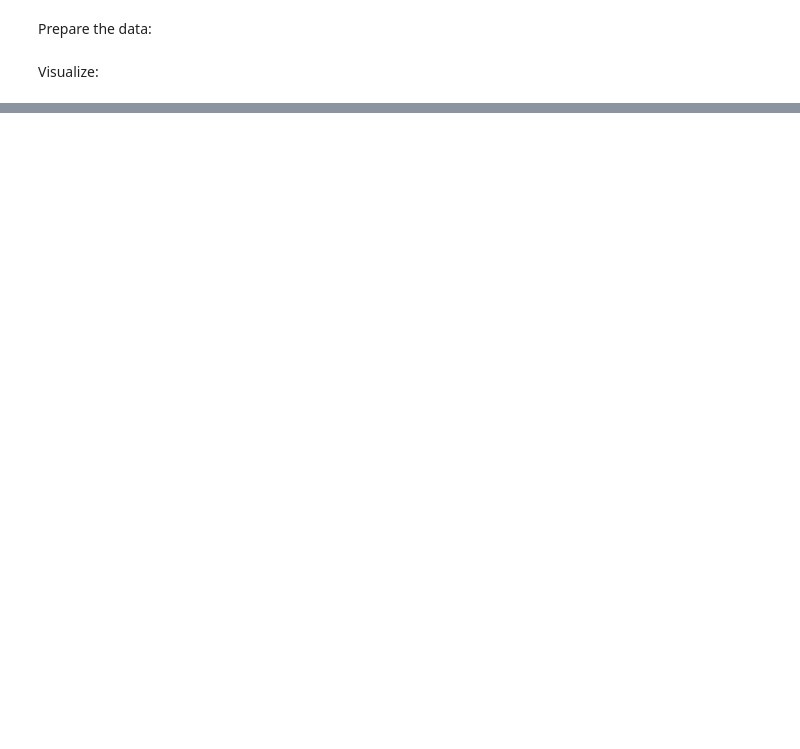
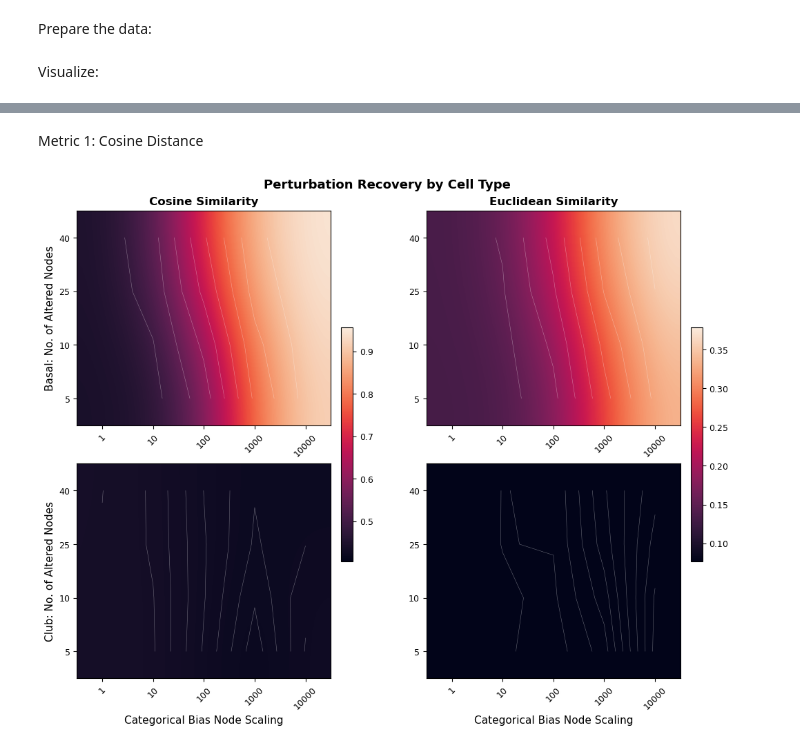
Before and after one commit to hmbaghdassarian/scLEMBAS, a Jupyter notebook: notebooks/McCauley_2024/07_mechanistic_analyses/subnetwork_analysis/05_analyze_subnetwork.ipynb, the cells around one changed output, grey strips where cells are left out. Saved outputs shown, nothing was run; the diff lists cells and outputs as text; code cells hidden in the pictures; blank space fills up the shorter version.

```diff
--- a/notebooks/McCauley_2024/07_mechanistic_analyses/subnetwork_analysis/05_analyze_subnetwork.ipynb
+++ b/notebooks/McCauley_2024/07_mechanistic_analyses/subnetwork_analysis/05_analyze_subnetwork.ipynb
@@ -1370,0 +1544,2 @@ fig, axes = plot_pls_kde_grid(
+# %% [markdown]
+Metric 1: Cosine Distance
@@ -1370,0 +1620,75 @@ fig, axes = plot_pls_kde_grid(
+# %%
+import numpy as np
+import matplotlib.pyplot as plt
+from scipy.ndimage import gaussian_filter
+
+cell_types = ['Basal', 'Club']
+metrics = ['cosine_similarity', 'euclidean_similarity']
+metric_labels = ['Cosine Similarity', 'Euclidean Similarity']
+cmap = 'rocket'
+
+fig, axes = plt.subplots(
+    nrows=len(cell_types),
+    ncols=len(metrics),
+    figsize=(10, 8),
+    constrained_layout=True,
+    gridspec_kw={'wspace': 0.1}
+)
+
+# precompute shared color range per metric column
+metric_vlims = {}
+for col, metric in enumerate(metrics):
+    all_vals = []
+    for ct in cell_types:
+        ct_df = alt_dist[(alt_dist['altered_cell_type'] == ct) &
+                         (alt_dist['top_n_altered'] > 0) &
+                         (alt_dist['node_scaler'] > 0)]
+        all_vals.append(ct_df[metric].values)
+    all_vals = np.concatenate(all_vals)
+    metric_vlims[col] = (np.nanpercentile(all_vals, 2), np.nanpercentile(all_vals, 98))
+
+for row, ct in enumerate(cell_types):
+    ct_df = alt_dist[alt_dist['altered_cell_type'] == ct].copy()
+    ct_df = ct_df[(ct_df['top_n_altered'] > 0) & (ct_df['node_scaler'] > 0)]
+
+    x_vals = sorted(ct_df['node_scaler'].unique())
+    y_vals = sorted(ct_df['top_n_altered'].unique())
+
+    for col, (metric, metric_label) in enumerate(zip(metrics, metric_labels)):
+        ax = axes[row, col]
+        vmin, vmax = metric_vlims[col]
+
+        grid = ct_df.pivot(index='top_n_altered', columns='node_scaler', values=metric)
+        grid = grid.loc[y_vals, x_vals]
+        zi_smooth = gaussian_filter(grid.values.astype(float), sigma=0.8)
+
+        im = ax.imshow(
+            zi_smooth, aspect='auto', origin='lower',
+            cmap=cmap, vmin=vmin, vmax=vmax,
+            interpolation='bicubic'
+        )
+        ax.contour(zi_smooth, levels=8, colors='white', linewidths=0.4, alpha=0.4)
+
+        # only add colorbar on the last row so it's shared and not duplicated
+        if row == len(cell_types) - 1:
+            cbar = fig.colorbar(im, ax=axes[:, col], fraction=0.046, pad=0.04)
+#             cbar.set_label(metric_label, fontsize=10)
+            cbar.ax.tick_params(labelsize=9)
+
+        ax.set_xticks(range(len(x_vals)))
+        ax.set_xticklabels([str(v) for v in x_vals], fontsize=9, rotation=45)
+        ax.set_yticks(range(len(y_vals)))
+        ax.set_yticklabels([str(v) for v in y_vals], fontsize=9)
+        ax.set_facecolor('#03051A')
+
+        if row == len(cell_types) - 1:
+            ax.set_xlabel('Categorical Bias Node Scaling', fontsize=11)
+        if col == 0:
+            ax.set_ylabel(f'{ct}: No. of Altered Nodes', fontsize=11)
+        if row == 0:
+            ax.set_title(metric_label, fontsize=12, fontweight='bold')
+
+fig.suptitle('Perturbation Recovery by Cell Type', fontsize=13, fontweight='bold')
+plt.show()
+# %% [output]
+[figure, added]
```
Also changed, not shown: parts of 28 cells of this notebook, 3 other files.
